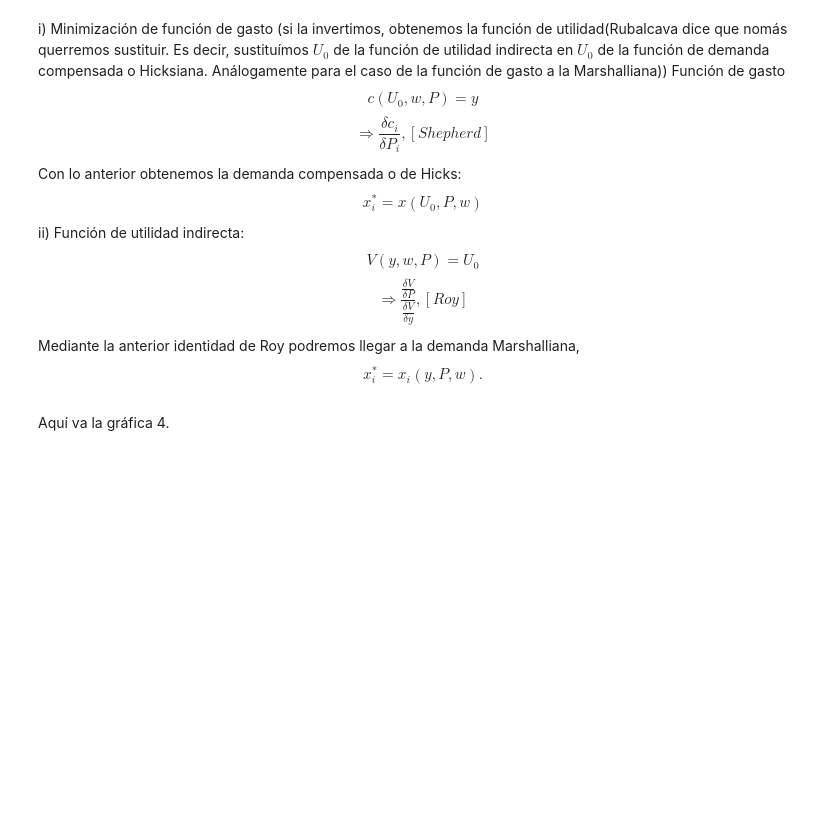
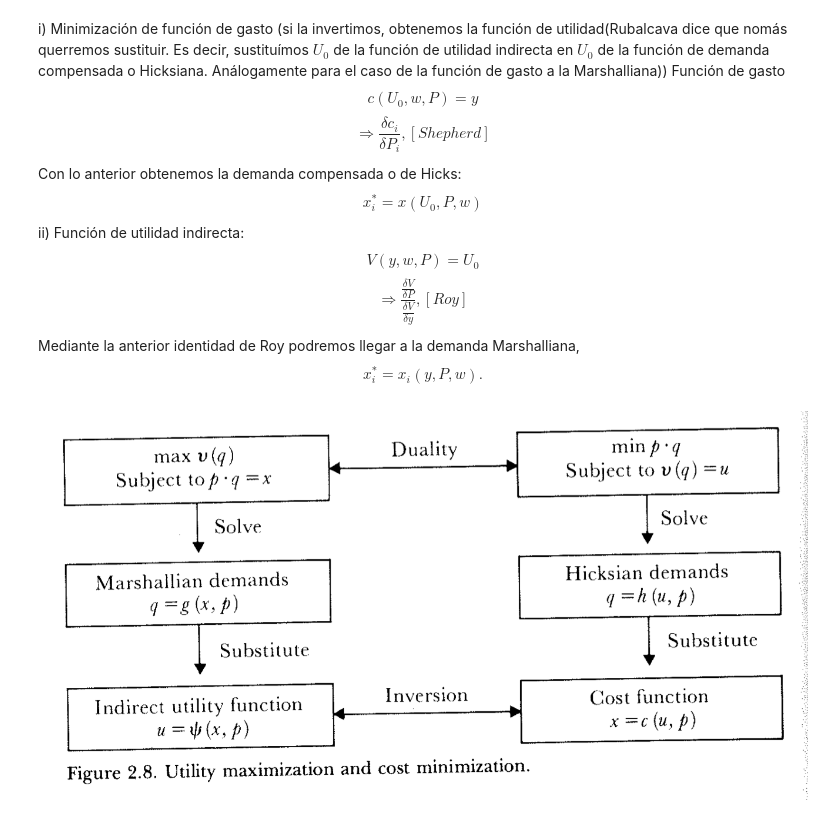
Before and after one commit to german1122/Clases-Eco-Aplicada, a Jupyter notebook: Clase2-EcoAplicada.ipynb, the cells around one changed output. Saved outputs shown, nothing was run; the diff lists cells and outputs as text; code cells hidden in the pictures; blank space fills up the shorter version.

```diff
--- a/Clase2-EcoAplicada.ipynb
+++ b/Clase2-EcoAplicada.ipynb
@@ -173,5 +173,8 @@ $$V(y, w, P) = U_0$$
 $$\Longrightarrow \frac{\frac{\delta V}{\delta P}}{\frac{\delta V}{\delta y}}, [Roy]$$
 Mediante la anterior identidad de Roy podremos llegar a la demanda Marshalliana,
 $$x^*_i = x_i(y,P, w).$$
-# %% [markdown]
-Aquí va la gráfica 4.
+# %%
+from IPython.display import Image
+Image(filename='pic1clase2.png')
+# %% [output]
+[figure, added]
```
Also changed, not shown: parts of 4 cells of this notebook.
